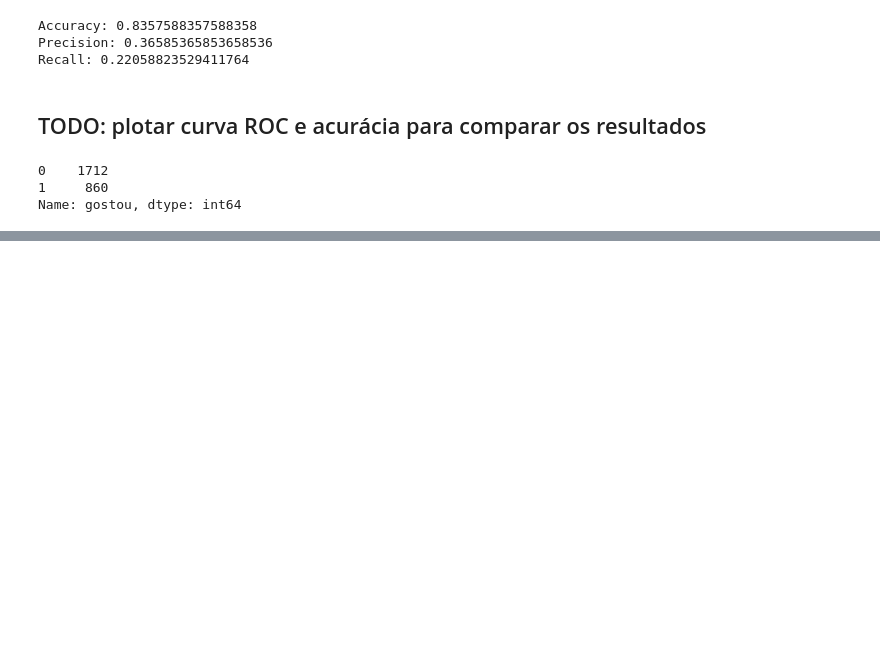
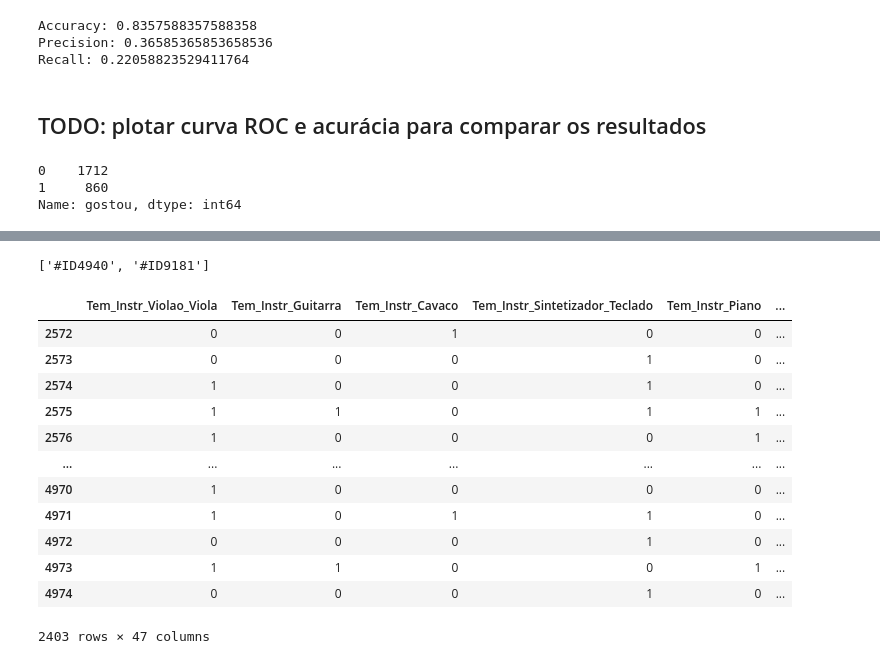
Before and after one commit to PauloRodriguesJr/Projeto_AM_3Q21, a Jupyter notebook: preprocessor.ipynb, the cells around one changed output, grey strips where cells are left out. Drawn from its saved outputs; the diff is of its cells as text; code cells hidden in the pictures; blank space fills up the shorter version.

```diff
--- a/preprocessor.ipynb
+++ b/preprocessor.ipynb
@@ -476,0 +531,21 @@ Name: gostou, dtype: int64
+# %%
+manager.users
+# %% [output]
+['#ID4940', '#ID9181']
+# %%
+USER = manager.users[1]
+manager.user_data(USER)
+# %% [output]
+|  | Tem_Instr_Violao_Viola | Tem_Instr_Guitarra | Tem_Instr_Cavaco | Tem_Instr_Sintetizador_Teclado | Tem_Instr_Piano | ... |
+| 2572 | 0 | 0 | 1 | 0 | 0 | ... |
+| 2573 | 0 | 0 | 0 | 1 | 0 | ... |
+| 2574 | 1 | 0 | 0 | 1 | 0 | ... |
+| 2575 | 1 | 1 | 0 | 1 | 1 | ... |
+| 2576 | 1 | 0 | 0 | 0 | 1 | ... |
+| ... | ... | ... | ... | ... | ... | ... |
+| 4970 | 1 | 0 | 0 | 0 | 0 | ... |
+| 4971 | 1 | 0 | 1 | 1 | 0 | ... |
+| 4972 | 0 | 0 | 0 | 1 | 0 | ... |
+| 4973 | 1 | 1 | 0 | 0 | 1 | ... |
+| 4974 | 0 | 0 | 0 | 1 | 0 | ... |
+2403 rows × 47 columns
```
Also changed, not shown: parts of 19 cells of this notebook, 12 other files.
